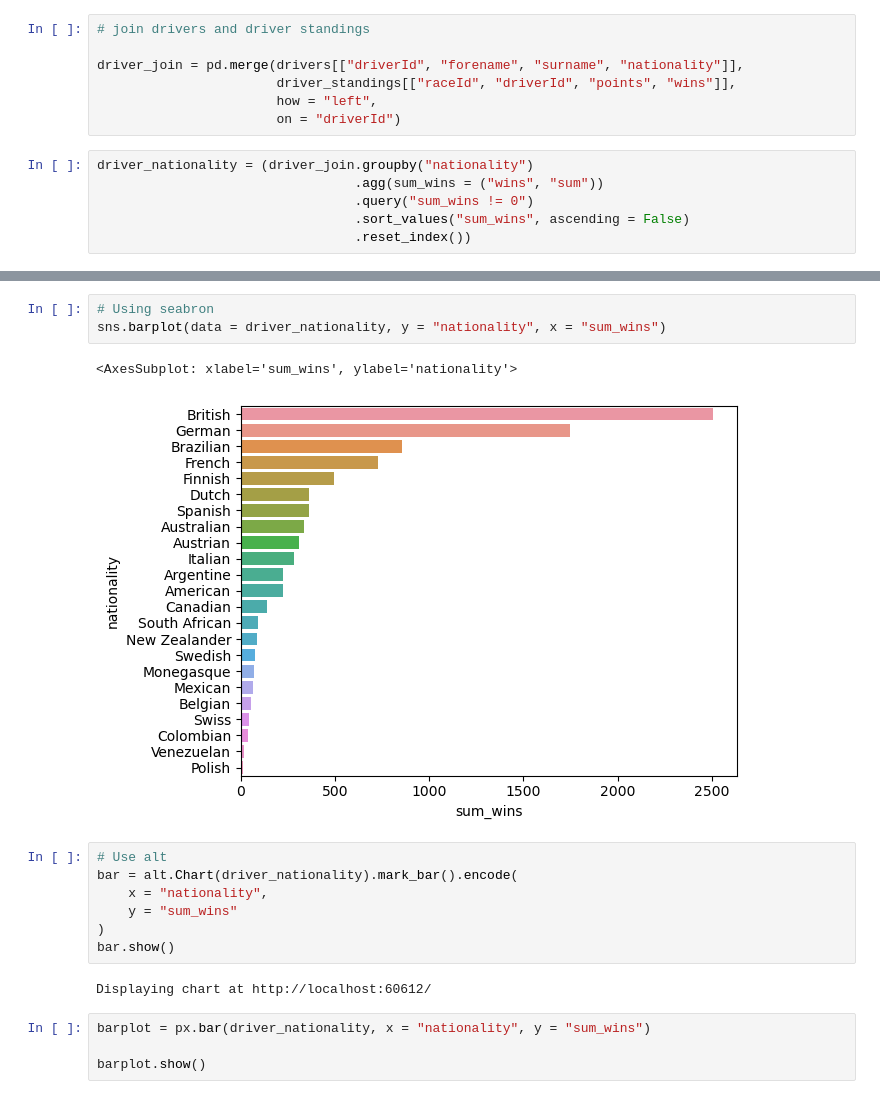
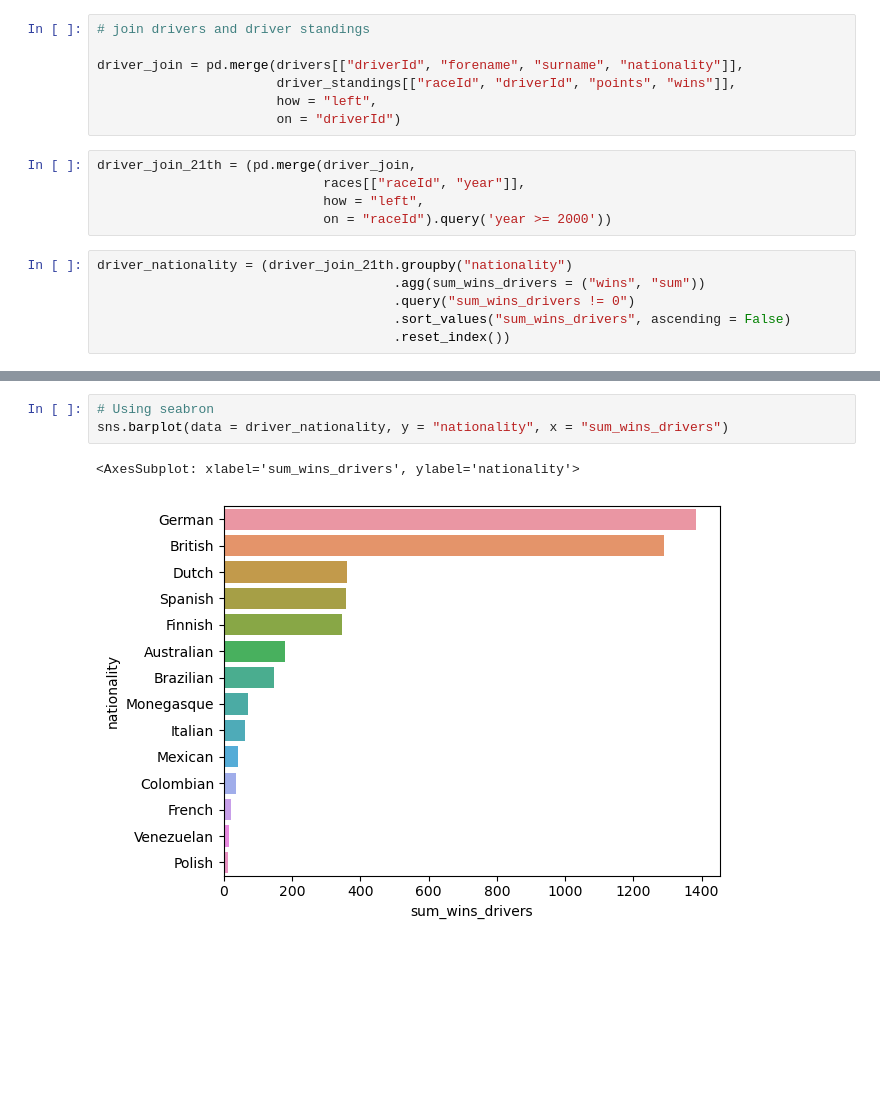
Before and after one commit to JrLyu/QTM151, a Jupyter notebook: final_project/DriverExploration.ipynb, the cells around one changed output, grey strips where cells are left out. Saved outputs shown, nothing was run; the diff lists cells and outputs as text; blank space fills up the shorter version.

```diff
--- a/final_project/DriverExploration.ipynb
+++ b/final_project/DriverExploration.ipynb
@@ -46,9 +34,14 @@ driver_join = pd.merge(drivers[["driverId", "forename", "surname", "nationality"
                        driver_standings[["raceId", "driverId", "points", "wins"]],
                        how = "left",
                        on = "driverId")
+# %%
+driver_join_21th = (pd.merge(driver_join,
+                             races[["raceId", "year"]],
+                             how = "left",
+                             on = "raceId").query('year >= 2000'))
 # %%
-driver_nationality = (driver_join.groupby("nationality")
-                                 .agg(sum_wins = ("wins", "sum"))
-                                 .query("sum_wins != 0")
-                                 .sort_values("sum_wins", ascending = False)
-                                 .reset_index())
+driver_nationality = (driver_join_21th.groupby("nationality")
+                                      .agg(sum_wins_drivers = ("wins", "sum"))
+                                      .query("sum_wins_drivers != 0")
+                                      .sort_values("sum_wins_drivers", ascending = False)
+                                      .reset_index())
@@ -60,22 +48,9 @@ plt.show()
 # %%
 # Using seabron
-sns.barplot(data = driver_nationality, y = "nationality", x = "sum_wins")
+sns.barplot(data = driver_nationality, y = "nationality", x = "sum_wins_drivers")
 # %% [output]
-<AxesSubplot: xlabel='sum_wins', ylabel='nationality'>
+<AxesSubplot: xlabel='sum_wins_drivers', ylabel='nationality'>
-[figure, old version]
+[figure, new version]
-# %%
-# Use alt
-bar = alt.Chart(driver_nationality).mark_bar().encode(
-    x = "nationality",
-    y = "sum_wins"
-)
-bar.show()
-# %% [output]
-Displaying chart at http://localhost:60612/
-# %%
-barplot = px.bar(driver_nationality, x = "nationality", y = "sum_wins")
-
-barplot.show()
 # %%
 nationality_to_nation = {"British": "United Kingdom",
                          "German" : "Germany",
```
Also changed, not shown: parts of 18 cells of this notebook, 2 other files.
